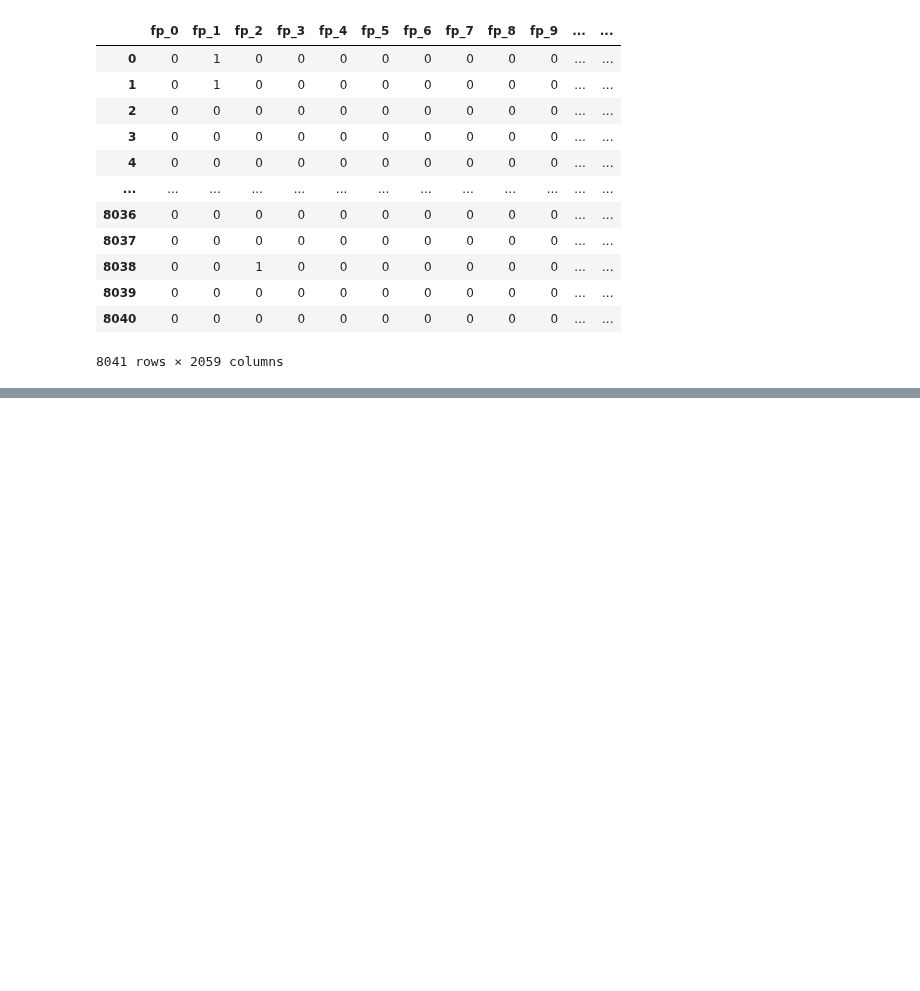
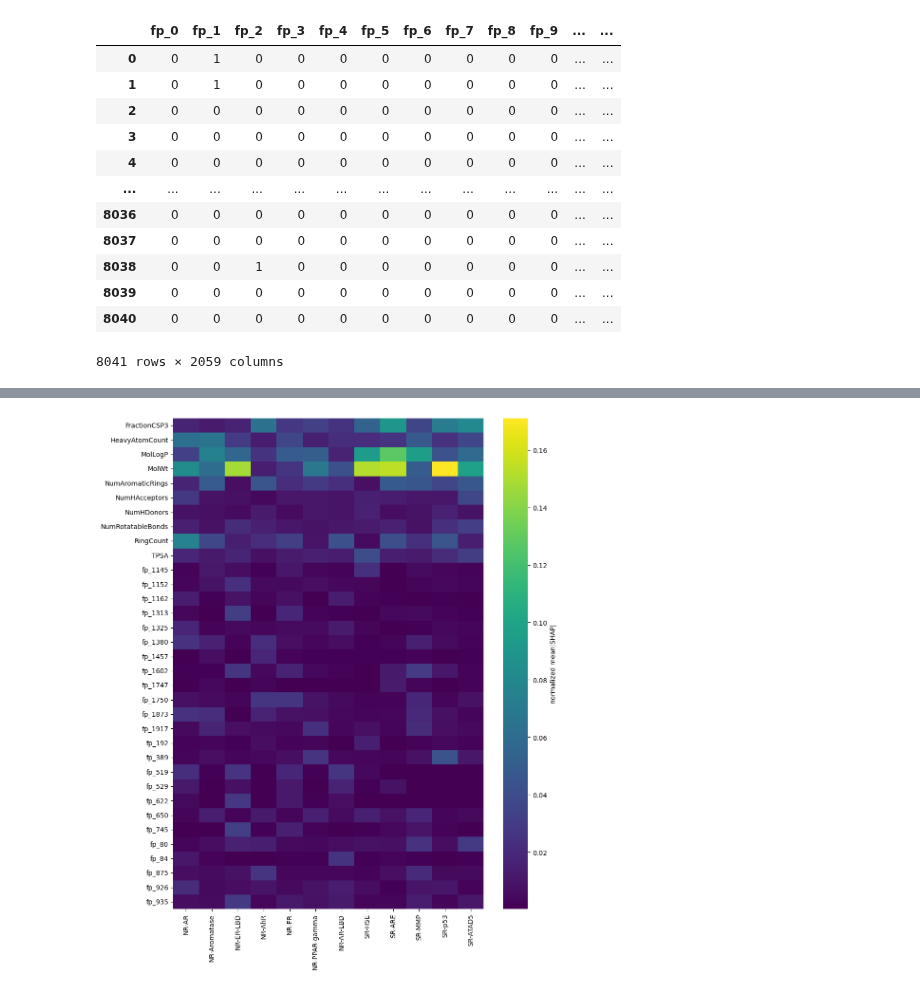
Before and after one commit to jungeun1228/2026_02_Tox21_ML_DL, a Jupyter notebook: 2026_Tox21_Traditional_ML.ipynb, the cells around one changed output, grey strips where cells are left out. Saved outputs shown, nothing was run; the diff lists cells and outputs as text; code cells hidden in the pictures; blank space fills up the shorter version.

```diff
--- a/2026_Tox21_Traditional_ML.ipynb
+++ b/2026_Tox21_Traditional_ML.ipynb
@@ -3209,0 +3273,11 @@ shap.plots.waterfall(shap_values[0])
+# %%
+# Comparing between endpoints - normalization needed
+norm_imp = importance_df / importance_df.sum(axis=0)   # 컬럼(endpoint)별 합=1
+# %%
+# 1) endpoint별 top feature + NR vs SR 비교
+TOPN = 15
+top_table = pd.DataFrame({
+    ep: importance_df[ep].sort_values(ascending=False).head(TOPN).index
+    for ep in importance_df.columns
+})
+print(top_table)
@@ -3209,0 +3302,15 @@ shap.plots.waterfall(shap_values[0])
+# %%
+import matplotlib.pyplot as plt, seaborn as sns
+
+nr_cols = [c for c in norm_imp.columns if c.startswith('NR')]
+sr_cols = [c for c in norm_imp.columns if c.startswith('SR')]
+
+top_feats = sorted({f for ep in norm_imp.columns
+                      for f in norm_imp[ep].sort_values(ascending=False).head(10).index})
+hm = norm_imp.loc[top_feats, nr_cols + sr_cols]
+
+plt.figure(figsize=(10, max(6, len(top_feats) * 0.35)))
+sns.heatmap(hm, cmap='viridis', cbar_kws={'label': 'normalized mean|SHAP|'})
+plt.tight_layout(); plt.show()
+# %% [output]
+[figure, added]
```
Also changed, not shown: parts of 89 cells of this notebook.
